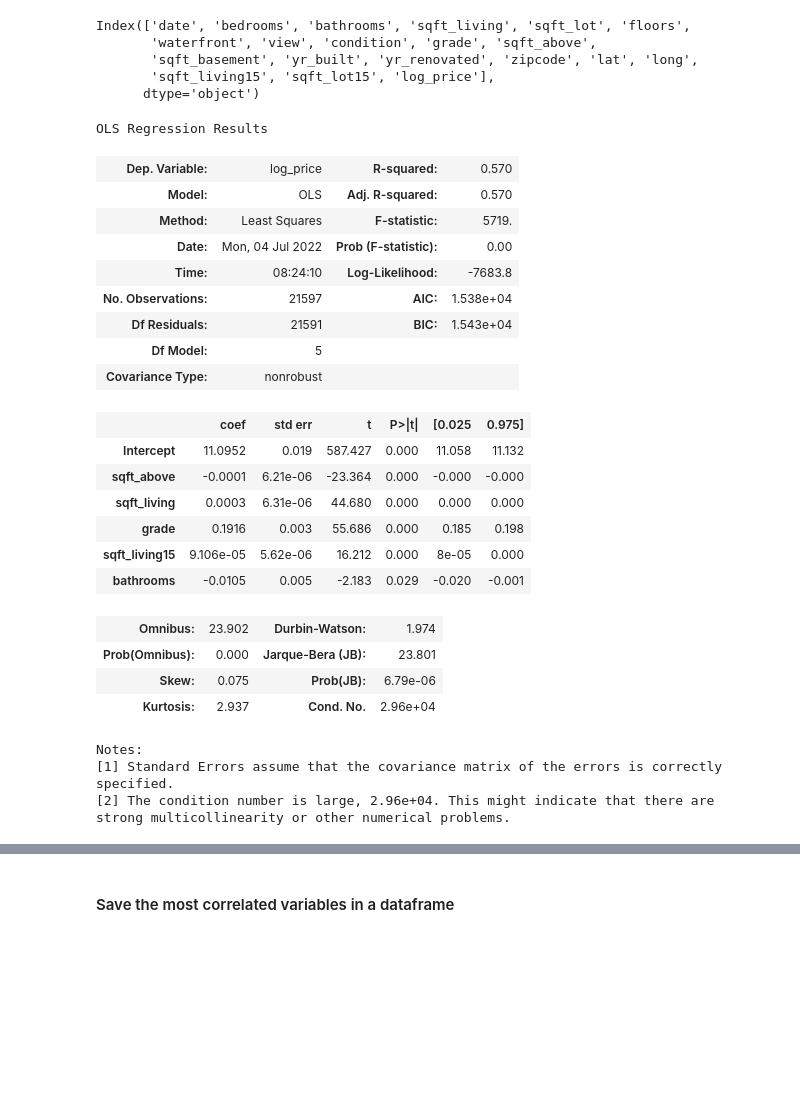
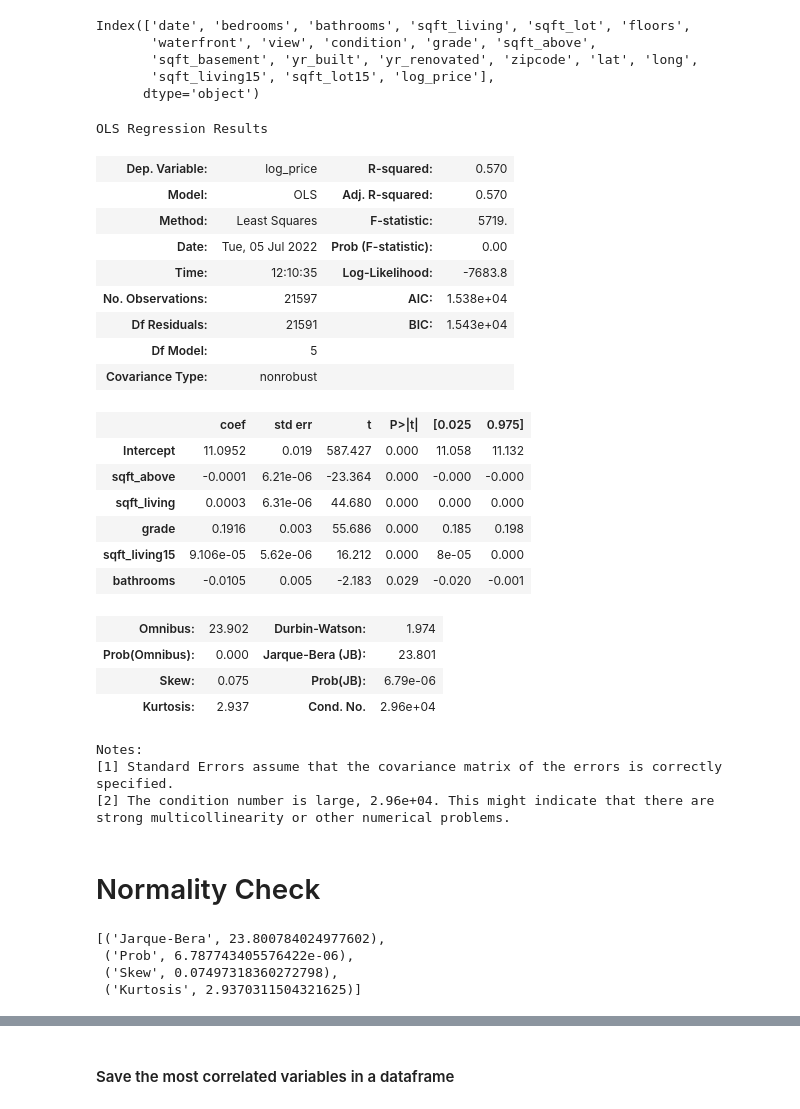
Before and after one commit to SophieMwangi29/King-County-House-Sales-Project, a Jupyter notebook: King County House Sales Project .ipynb, the cells around one changed output, grey strips where cells are left out. Drawn from its saved outputs; the diff is of its cells as text; code cells hidden in the pictures; blank space fills up the shorter version.

```diff
--- a/King County House Sales Project .ipynb
+++ b/King County House Sales Project .ipynb
@@ -396,13 +406,13 @@ model = ols(formula=formula, data=df).fit()
 # %%
-model = ols(formula=formula, data=df).fit()
-model.summary()
+model1 = ols(formula=formula, data=df).fit()
+model1.summary()
 # %% [output]
 OLS Regression Results
 | Dep. Variable: | log_price | R-squared: | 0.570 |
 | Model: | OLS | Adj. R-squared: | 0.570 |
 | Method: | Least Squares | F-statistic: | 5719. |
-| Date: | Mon, 04 Jul 2022 | Prob (F-statistic): | 0.00 |
-| Time: | 08:24:10 | Log-Likelihood: | -7683.8 |
+| Date: | Tue, 05 Jul 2022 | Prob (F-statistic): | 0.00 |
+| Time: | 12:10:35 | Log-Likelihood: | -7683.8 |
 | No. Observations: | 21597 | AIC: | 1.538e+04 |
 | Df Residuals: | 21591 | BIC: | 1.543e+04 |
 | Df Model: | 5 |  |  |
@@ -422,3 +432,15 @@ Notes:
 [1] Standard Errors assume that the covariance matrix of the errors is correctly specified.
 [2] The condition number is large, 2.96e+04. This might indicate that there are
 strong multicollinearity or other numerical problems.
+# %% [markdown]
+# Normality Check
+# %%
+# Using the jarque-bera method
+name = ['Jarque-Bera','Prob','Skew', 'Kurtosis']
+test = sms.jarque_bera(model1.resid)
+list(zip(name, test))
+# %% [output]
+[('Jarque-Bera', 23.800784024977602),
+ ('Prob', 6.787743405576422e-06),
+ ('Skew', 0.07497318360272798),
+ ('Kurtosis', 2.9370311504321625)]
```
Also changed, not shown: parts of 33 cells of this notebook.
